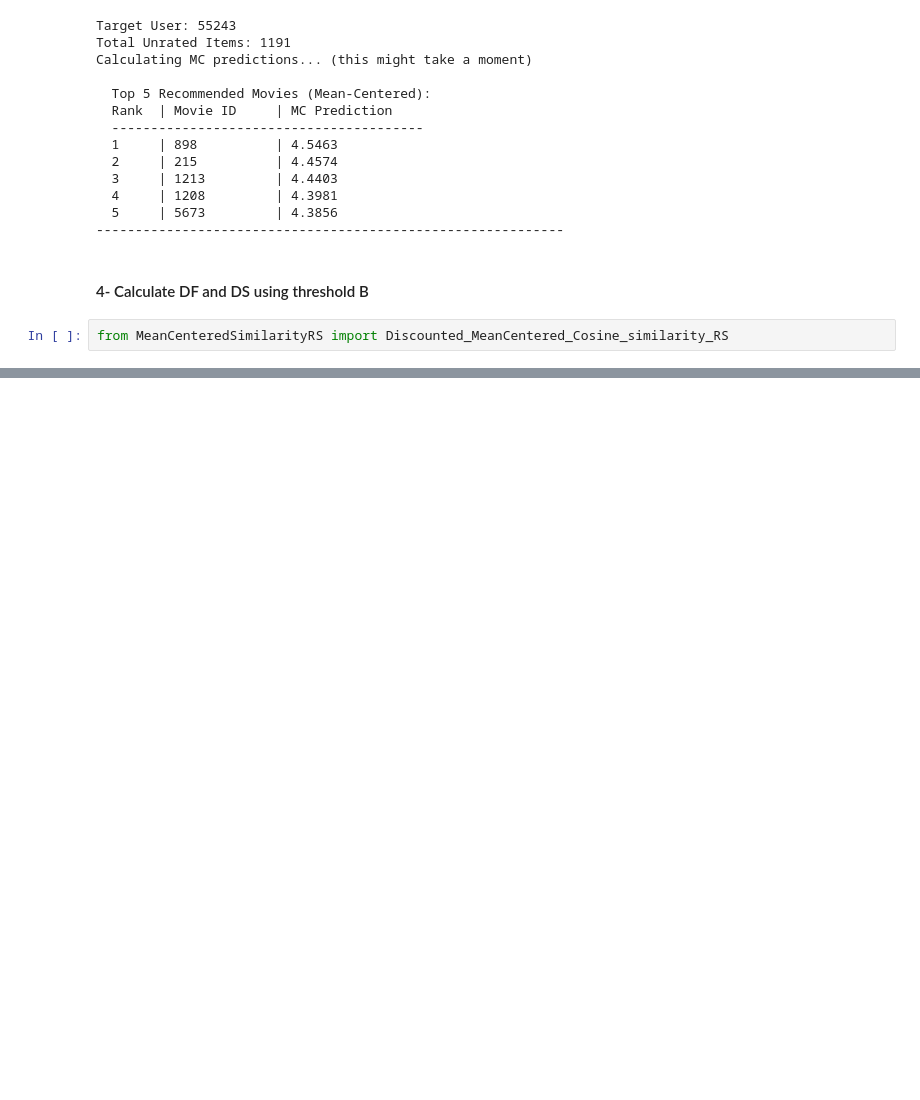
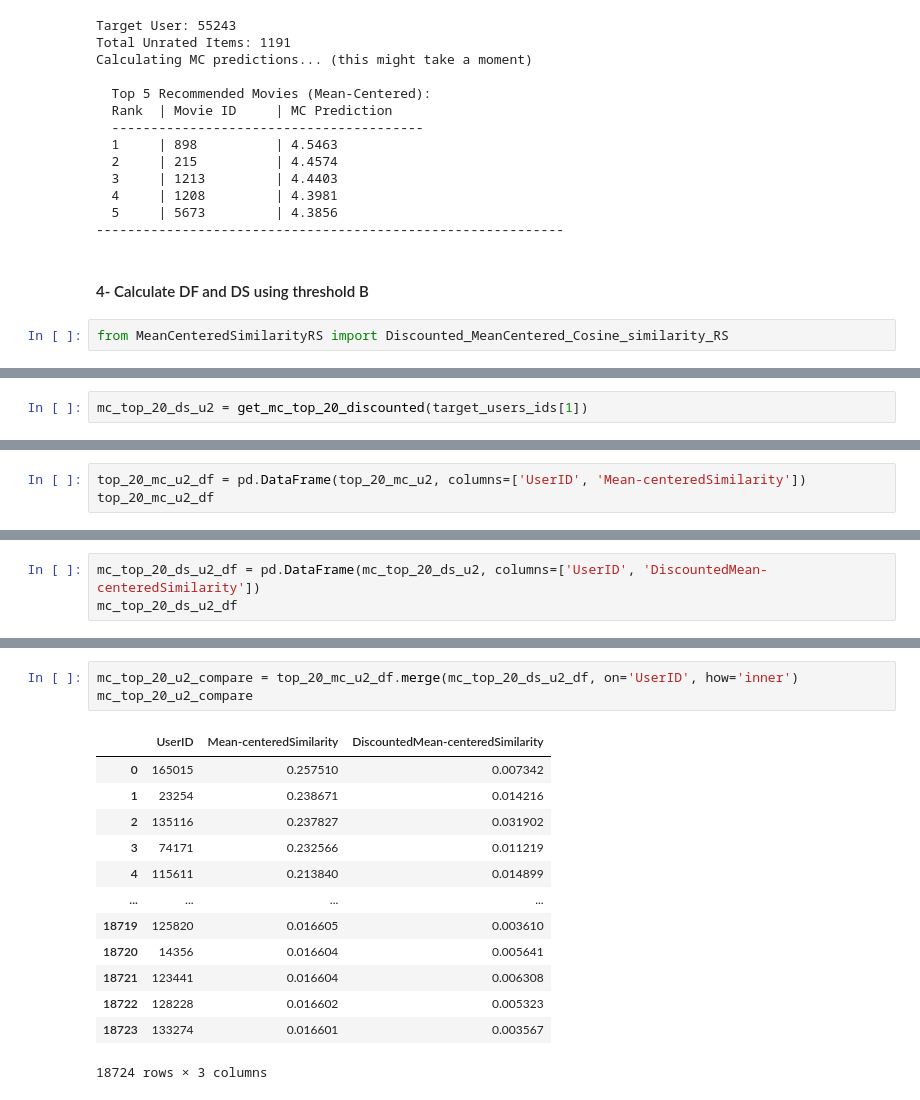
Before and after one commit to yuseiff/AIE425-Assignment-Group-X-, a Jupyter notebook: section2_neighborhood_cf/part1_user_based_cf/section2_part1.ipynb, the cells around one changed output, grey strips where cells are left out. Saved outputs shown, nothing was run; the diff lists cells and outputs as text; blank space fills up the shorter version.

```diff
--- a/section2_neighborhood_cf/part1_user_based_cf/section2_part1.ipynb
+++ b/section2_neighborhood_cf/part1_user_based_cf/section2_part1.ipynb
@@ -1636,0 +1759,2 @@ for uid in target_users_ids:
+# %%
+mc_top_20_ds_u2 = get_mc_top_20_discounted(target_users_ids[1])
@@ -1636,0 +1988,3 @@ for uid in target_users_ids:
+# %%
+top_20_mc_u2_df = pd.DataFrame(top_20_mc_u2, columns=['UserID', 'Mean-centeredSimilarity'])
+top_20_mc_u2_df
@@ -1636,0 +2005,3 @@ for uid in target_users_ids:
+# %%
+mc_top_20_ds_u2_df = pd.DataFrame(mc_top_20_ds_u2, columns=['UserID', 'DiscountedMean-centeredSimilarity'])
+mc_top_20_ds_u2_df
@@ -1636,0 +2022,17 @@ for uid in target_users_ids:
+# %%
+mc_top_20_u2_compare = top_20_mc_u2_df.merge(mc_top_20_ds_u2_df, on='UserID', how='inner')
+mc_top_20_u2_compare
+# %% [output]
+|  | UserID | Mean-centeredSimilarity | DiscountedMean-centeredSimilarity |
+| 0 | 165015 | 0.257510 | 0.007342 |
+| 1 | 23254 | 0.238671 | 0.014216 |
+| 2 | 135116 | 0.237827 | 0.031902 |
+| 3 | 74171 | 0.232566 | 0.011219 |
+| 4 | 115611 | 0.213840 | 0.014899 |
+| ... | ... | ... | ... |
+| 18719 | 125820 | 0.016605 | 0.003610 |
+| 18720 | 14356 | 0.016604 | 0.005641 |
+| 18721 | 123441 | 0.016604 | 0.006308 |
+| 18722 | 128228 | 0.016602 | 0.005323 |
+| 18723 | 133274 | 0.016601 | 0.003567 |
+18724 rows × 3 columns
```
Also changed, not shown: parts of 51 cells of this notebook.
